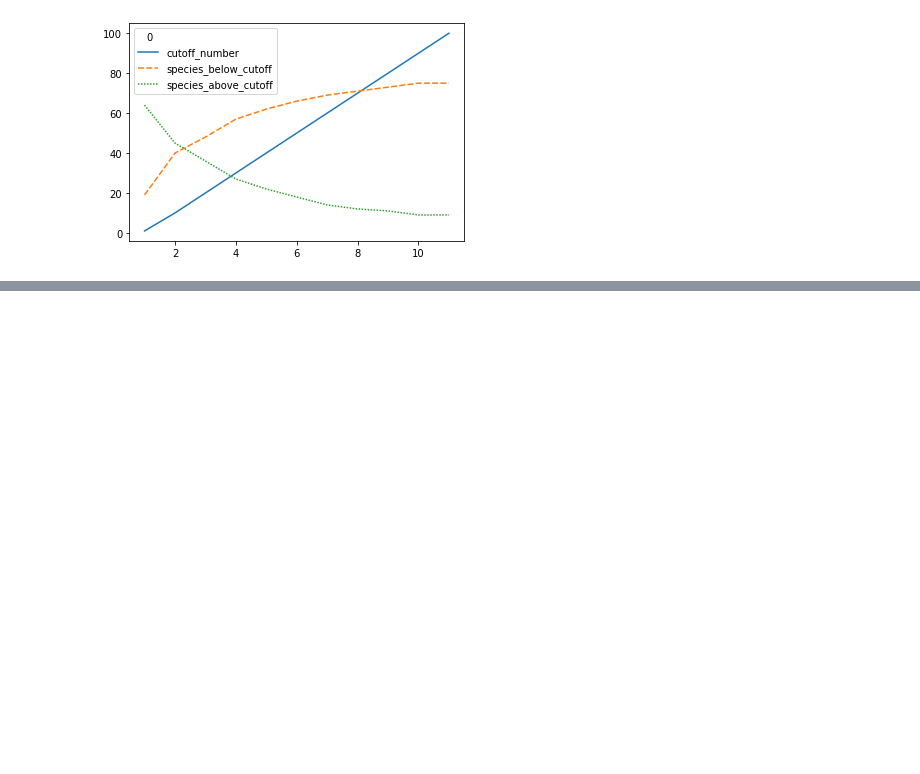
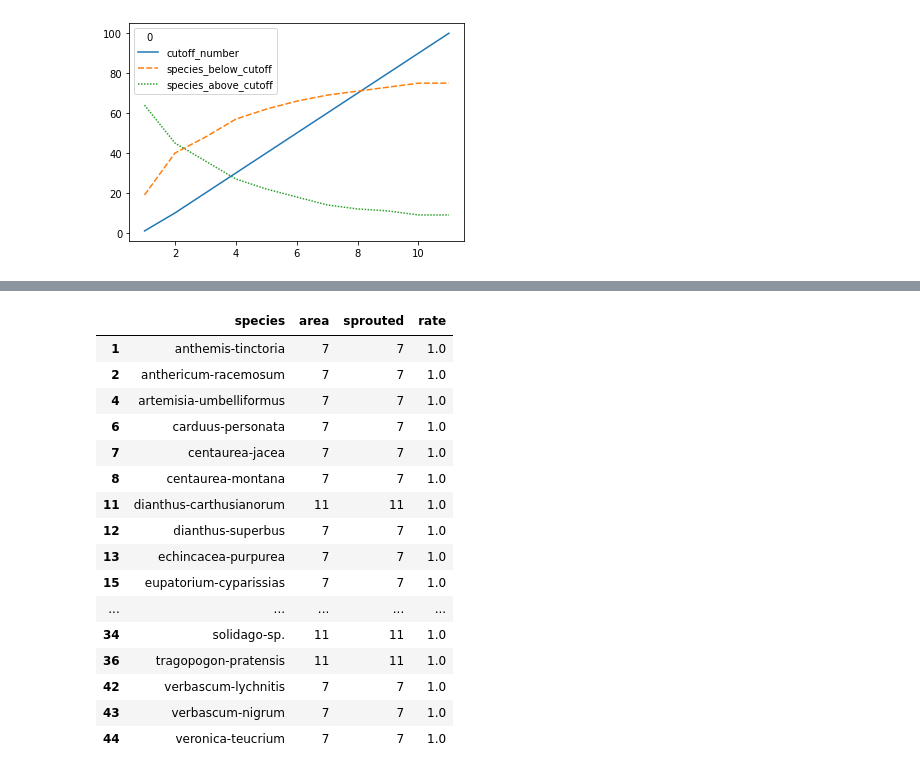
Before and after one commit to thorerismann/flora-buckets, a Jupyter notebook: docs/_sources/germination.ipynb, the cells around one changed output, grey strips where cells are left out. Drawn from its saved outputs; the diff is of its cells as text; code cells hidden in the pictures; blank space fills up the shorter version.

```diff
--- a/docs/_sources/germination.ipynb
+++ b/docs/_sources/germination.ipynb
@@ -289,0 +314,20 @@ pcont_display = pcont[["species", "area","rate", "sprouted", "origin"]]
+# %%
+by_species_p[by_species_p.rate >= 1]
+# %% [output]
+|  | species | area | sprouted | rate |
+| 1 | anthemis-tinctoria | 7 | 7 | 1.0 |
+| 2 | anthericum-racemosum | 7 | 7 | 1.0 |
+| 4 | artemisia-umbelliformus | 7 | 7 | 1.0 |
+| 6 | carduus-personata | 7 | 7 | 1.0 |
+| 7 | centaurea-jacea | 7 | 7 | 1.0 |
+| 8 | centaurea-montana | 7 | 7 | 1.0 |
+| 11 | dianthus-carthusianorum | 11 | 11 | 1.0 |
+| 12 | dianthus-superbus | 7 | 7 | 1.0 |
+| 13 | echincacea-purpurea | 7 | 7 | 1.0 |
+| 15 | eupatorium-cyparissias | 7 | 7 | 1.0 |
+| ... | ... | ... | ... | ... |
+| 34 | solidago-sp. | 11 | 11 | 1.0 |
+| 36 | tragopogon-pratensis | 11 | 11 | 1.0 |
+| 42 | verbascum-lychnitis | 7 | 7 | 1.0 |
+| 43 | verbascum-nigrum | 7 | 7 | 1.0 |
+| 44 | veronica-teucrium | 7 | 7 | 1.0 |
```
Also changed, not shown: parts of 18 cells of this notebook, 21 other files.
